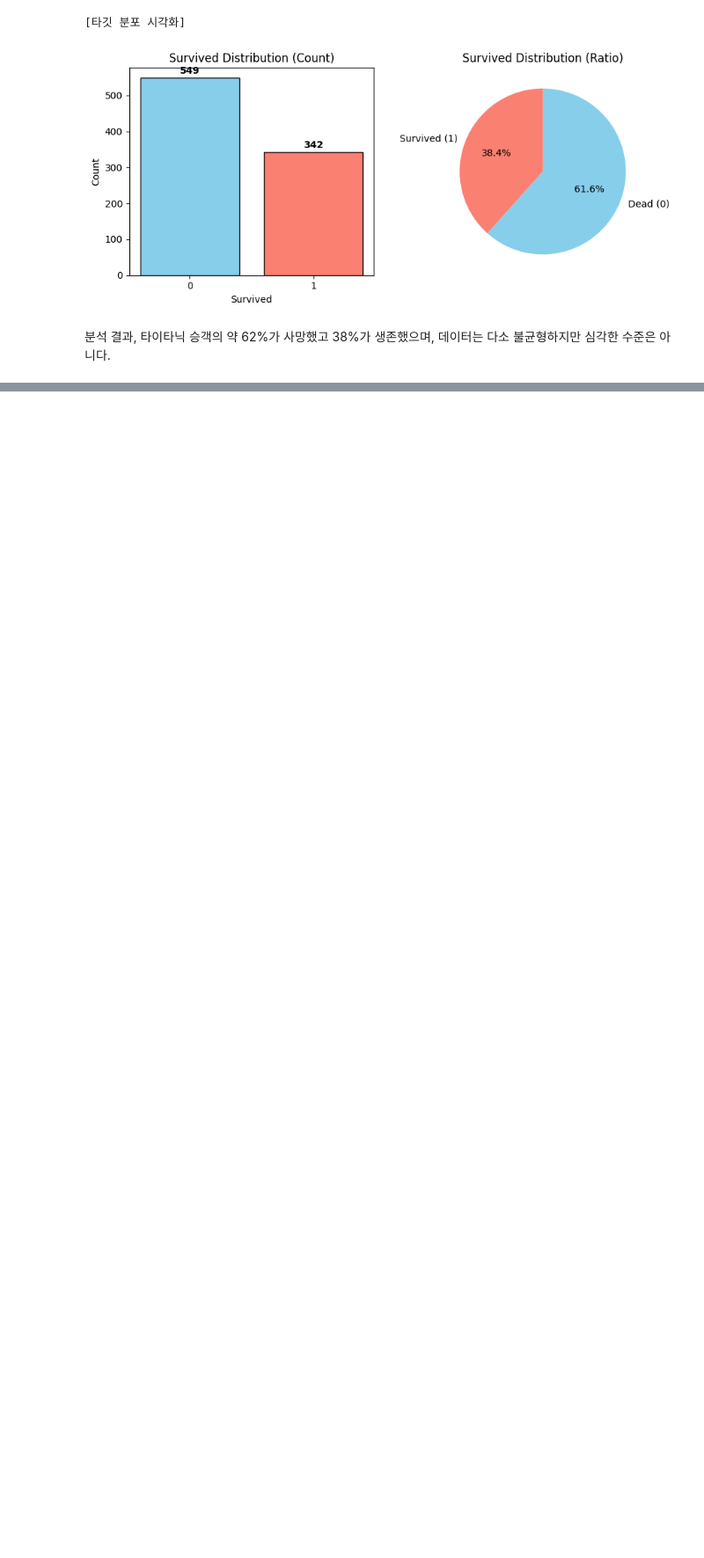
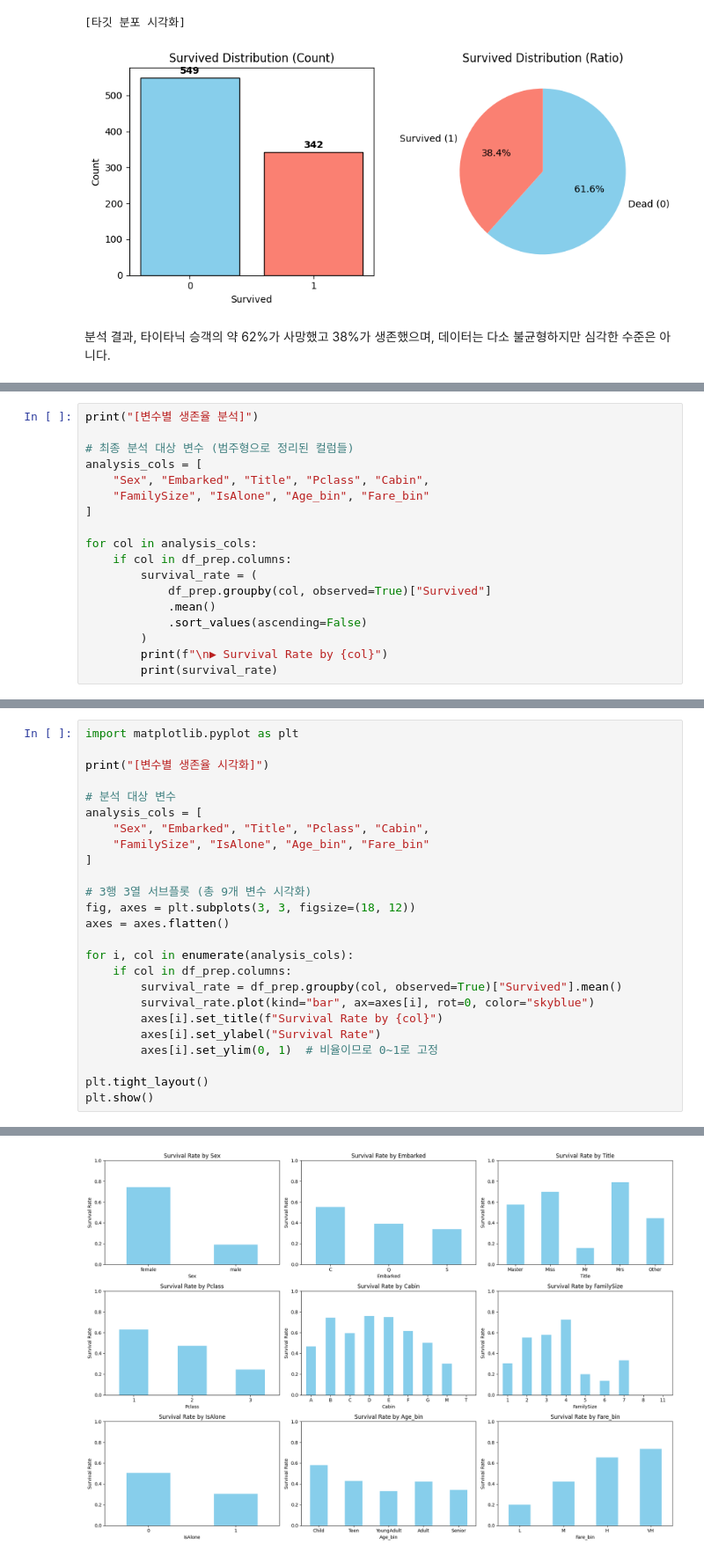
Before and after one commit to JyoARa/Machine-Learning, a Jupyter notebook: Project/Titanic/Titianic_DataAnalysis.ipynb, the cells around one changed output, grey strips where cells are left out. Shown at 88% size. Drawn from its saved outputs; the diff is of its cells as text; blank space fills up the shorter version.

```diff
--- a/Project/Titanic/Titianic_DataAnalysis.ipynb
+++ b/Project/Titanic/Titianic_DataAnalysis.ipynb
@@ -307,0 +734,18 @@ if "Survived" in df.columns:
+# %%
+print("[변수별 생존율 분석]")
+
+# 최종 분석 대상 변수 (범주형으로 정리된 컬럼들)
+analysis_cols = [
+    "Sex", "Embarked", "Title", "Pclass", "Cabin",
+    "FamilySize", "IsAlone", "Age_bin", "Fare_bin"
+]
+
+for col in analysis_cols:
+    if col in df_prep.columns:
+        survival_rate = (
+            df_prep.groupby(col, observed=True)["Survived"]
+            .mean()
+            .sort_values(ascending=False)
+        )
+        print(f"\n▶ Survival Rate by {col}")
+        print(survival_rate)
@@ -307,0 +770,26 @@ if "Survived" in df.columns:
+# %%
+import matplotlib.pyplot as plt
+
+print("[변수별 생존율 시각화]")
+
+# 분석 대상 변수
+analysis_cols = [
+    "Sex", "Embarked", "Title", "Pclass", "Cabin",
+    "FamilySize", "IsAlone", "Age_bin", "Fare_bin"
+]
+
+# 3행 3열 서브플롯 (총 9개 변수 시각화)
+fig, axes = plt.subplots(3, 3, figsize=(18, 12))
+axes = axes.flatten()
+
+for i, col in enumerate(analysis_cols):
+    if col in df_prep.columns:
+        survival_rate = df_prep.groupby(col, observed=True)["Survived"].mean()
+        survival_rate.plot(kind="bar", ax=axes[i], rot=0, color="skyblue")
+        axes[i].set_title(f"Survival Rate by {col}")
+        axes[i].set_ylabel("Survival Rate")
+        axes[i].set_ylim(0, 1)  # 비율이므로 0~1로 고정
+
+plt.tight_layout()
+plt.show()
+# %% [output]
@@ -307,0 +797 @@ if "Survived" in df.columns:
+[figure, added]
```
Also changed, not shown: parts of 36 cells of this notebook, 1 other file.
